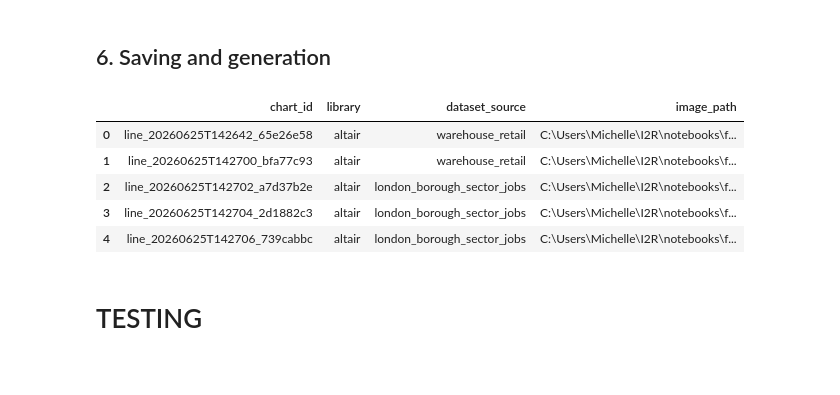
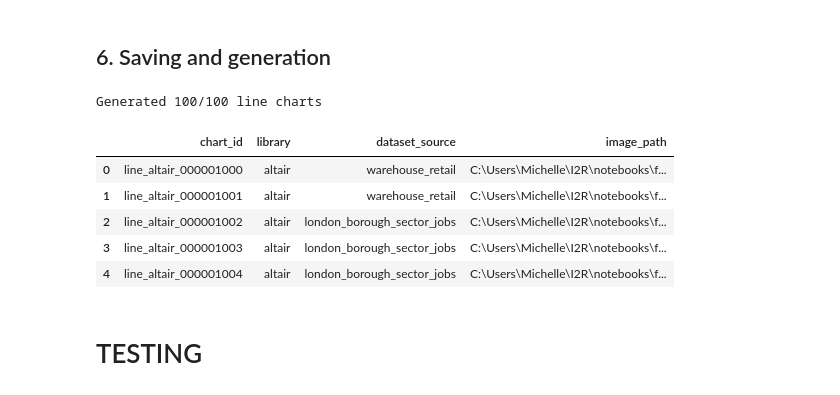
Before and after one commit to michellerosehb/I2R, a Jupyter notebook: notebooks/final_notebook_v1/notebooks/line_generator_FINAL.ipynb, the cells around one changed output. Drawn from its saved outputs; the diff is of its cells as text; code cells hidden in the pictures.

Commit message:
Add scalable SVG generation and unique data sampling

```diff
--- a/notebooks/final_notebook_v1/notebooks/line_generator_FINAL.ipynb
+++ b/notebooks/final_notebook_v1/notebooks/line_generator_FINAL.ipynb
@@ -442,7 +447,7 @@ Default dataset: warehouse_retail
 #     }
 #     return plot_df.reset_index(drop=True), context
 # %%
-def sample_line_data_from_df(
+def _legacy_sample_line_data_from_df(
     df: pd.DataFrame,
     spec: dict,
     rng: np.random.Generator,
@@ -497,7 +502,7 @@ def sample_line_data_from_df(
 
     # Build global sorted period list — shared x-axis
     all_periods = (
-        df.groupby(agg_cols)[y_col].sum()
+        LINE_AGGREGATIONS.group_sum(df, agg_cols, y_col)
         .reset_index()[agg_cols]
         .drop_duplicates()
         .sort_values(agg_cols)
@@ -523,8 +528,8 @@ def sample_line_data_from_df(
 
     if strategy == "time":
         plot_df = (
-            df.groupby(agg_cols)[[y_col]].sum()
-            .reset_index()
+            LINE_AGGREGATIONS.group_sum(df, agg_cols, y_col)
+            .rename(y_col).reset_index()
             .sort_values(agg_cols)
             .reset_index(drop=True)
         )
@@ -544,8 +549,7 @@ def sample_line_data_from_df(
         gc = str(rng.choice(group_cols))
 
         top_cats = (
-            df.dropna(subset=[gc])
-            .groupby(gc)[y_col].sum()
+            LINE_AGGREGATIONS.group_sum(df, gc, y_col)
             .nlargest(n_lines)
             .index
             .tolist()
@@ -558,9 +562,9 @@ def sample_line_data_from_df(
 
         for cat in top_cats:
             sub = (
-                df[df[gc] == cat]
-                .groupby(agg_cols)[[y_col]].sum()
-                .reset_index()
+                LINE_AGGREGATIONS.group_sum(
+                    df, agg_cols, y_col, filters=((gc, cat),)
+                ).rename(y_col).reset_index()
                 .sort_values(agg_cols)
                 .reset_index(drop=True)
             )
@@ -593,6 +597,9 @@ def sample_line_data_from_df(
     }
 
     return plot_df.reset_index(drop=True), context
+
+
+from src.line_sampling import sample_line_data_from_df
 # %% [markdown]
 ## 1. Sampling weights
 
@@ -2546,35 +2585,28 @@ def generate_batch(
     return metas
 # %%
-#ensure_output_dirs(LINE_OUT_ROOT)
-
 weights = OBSERVED_WEIGHTS
-
-generation_plan = {
-    "altair":     25,
-    "matplotlib": 25,
-    "seaborn":    25,
-    "plotly":     25,
-}
+charts_per_library = int(os.environ.get("I2R_LINE_CHARTS_PER_LIBRARY", "25"))
+start_seed = int(os.environ.get("I2R_LINE_START_SEED", "1000"))
+generation_plan = {library: charts_per_library for library in LIBRARIES}
 
 metas = generate_batch(
-    #out_root=LINE_OUT_ROOT,
-    out_root = LINE_OUT_ROOT_GENERATED,
-    #dataset_source="warehouse_retail",
-    dataset_source = "mixed",
+    out_root=LINE_OUT_ROOT_GENERATED,
+    dataset_source="mixed",
     generation_plan=generation_plan,
     param_stats=weights,
-    datasets=DATASETS,   # pass real datasets here; set to None for synthetic only
-    start_seed=1000,
+    datasets=DATASETS,
+    start_seed=start_seed,
 )
 
 pd.DataFrame(metas)[["chart_id", "library", "dataset_source", "image_path"]].head()
 # %% [output]
+Generated 100/100 line charts
 |  | chart_id | library | dataset_source | image_path |
-| 0 | line_20260625T142642_65e26e58 | altair | warehouse_retail | C:\Users\Michelle\I2R\notebooks\f... |
-| 1 | line_20260625T142700_bfa77c93 | altair | warehouse_retail | C:\Users\Michelle\I2R\notebooks\f... |
-| 2 | line_20260625T142702_a7d37b2e | altair | london_borough_sector_jobs | C:\Users\Michelle\I2R\notebooks\f... |
-| 3 | line_20260625T142704_2d1882c3 | altair | london_borough_sector_jobs | C:\Users\Michelle\I2R\notebooks\f... |
-| 4 | line_20260625T142706_739cabbc | altair | london_borough_sector_jobs | C:\Users\Michelle\I2R\notebooks\f... |
+| 0 | line_altair_000001000 | altair | warehouse_retail | C:\Users\Michelle\I2R\notebooks\f... |
+| 1 | line_altair_000001001 | altair | warehouse_retail | C:\Users\Michelle\I2R\notebooks\f... |
+| 2 | line_altair_000001002 | altair | london_borough_sector_jobs | C:\Users\Michelle\I2R\notebooks\f... |
+| 3 | line_altair_000001003 | altair | london_borough_sector_jobs | C:\Users\Michelle\I2R\notebooks\f... |
+| 4 | line_altair_000001004 | altair | london_borough_sector_jobs | C:\Users\Michelle\I2R\notebooks\f... |
 # %% [markdown]
 # TESTING
 # %% [markdown]
```
Also changed, not shown: parts of 7 cells of this notebook, 15 other files.
